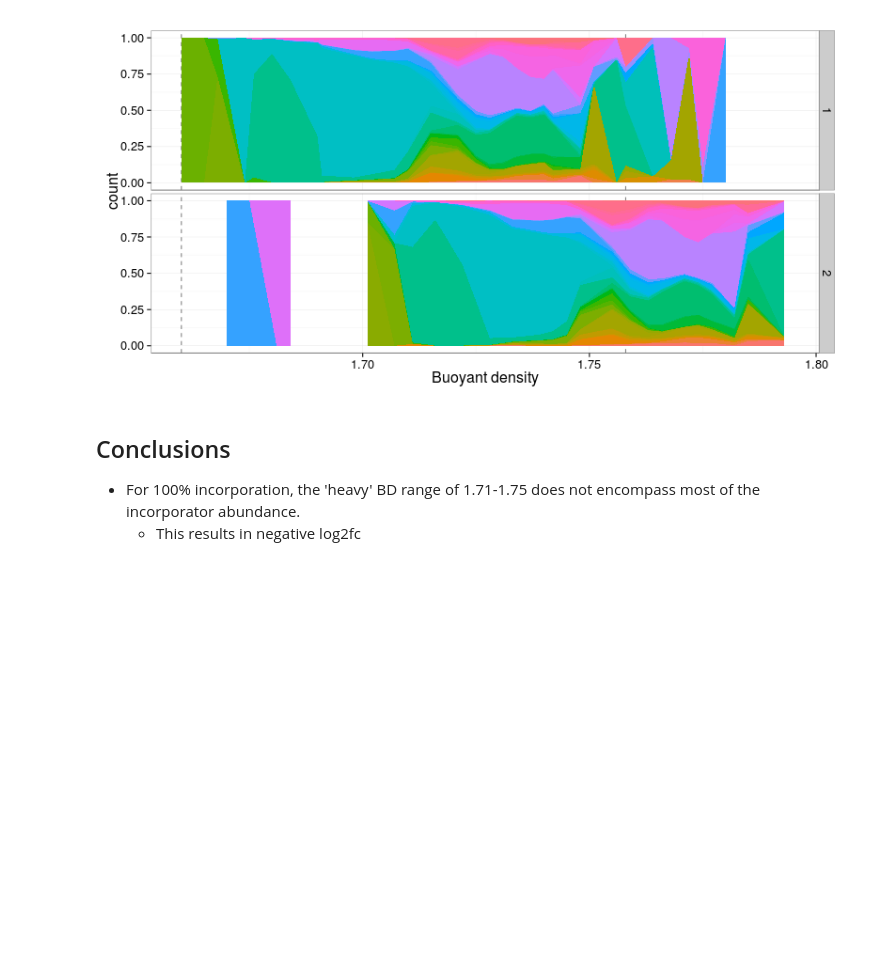
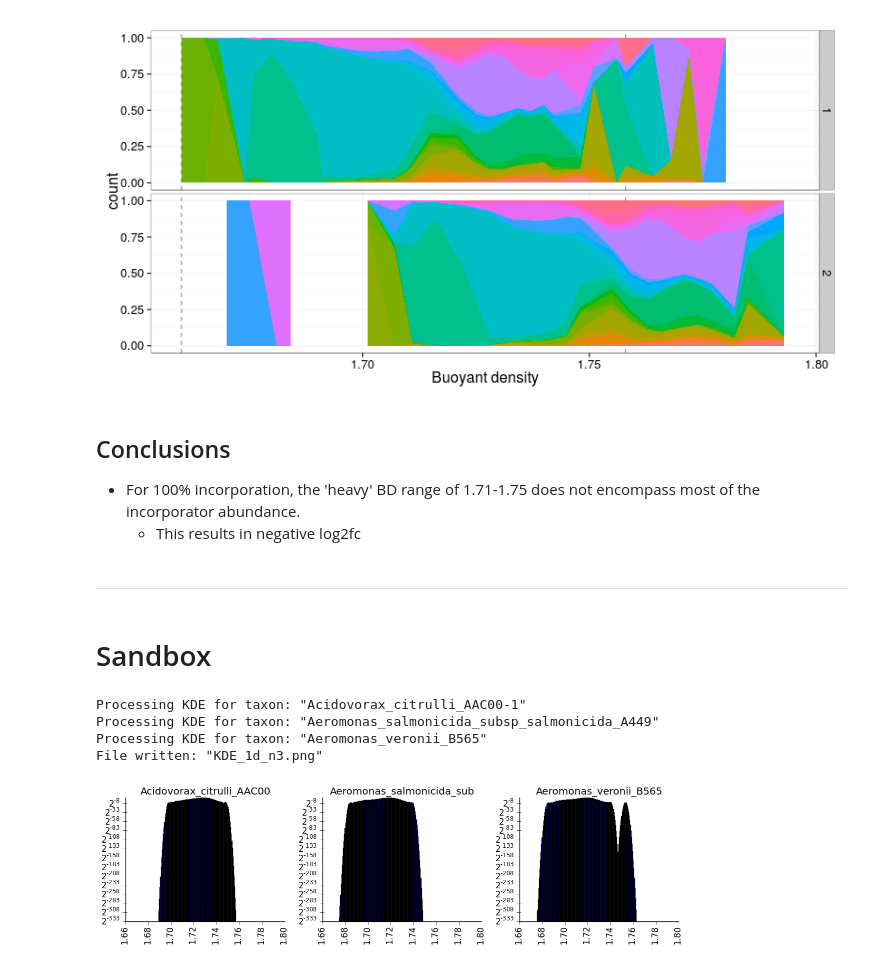
Before and after one commit to nick-youngblut/SIPSim, a Jupyter notebook: ipynb/bac_genome/n1210/validation.ipynb, the cells around one changed output. Cells and saved outputs as stored; diff of their text form; code cells hidden in the pictures; blank space fills up the shorter version.

Commit message:
KDE_plot with x/y min and y-axis log scaling option

```diff
--- a/ipynb/bac_genome/n1210/validation.ipynb
+++ b/ipynb/bac_genome/n1210/validation.ipynb
@@ -703,3 +703,7 @@ p + geom_area(stat='identity', position='fill')
 
 * For 100% incorporation, the 'heavy' BD range of 1.71-1.75 does not encompass most of the incorporator abundance.
   * This results in negative log2fc
+# %% [markdown]
+***
+# %% [markdown]
+# Sandbox
@@ -705,0 +714,15 @@ p + geom_area(stat='identity', position='fill')
+# %%
+!cd $tmpDir; \
+    SIPSim KDE_plot \
+    ampFrag_skewN90-25-n5-nS_dif_kde.pkl \
+    -n 3 -o KDE_1d_n3.png \
+    --xMin 1.66 --xMax 1.8 --logY 2
+# %% [output]
+Processing KDE for taxon: "Acidovorax_citrulli_AAC00-1"
+Processing KDE for taxon: "Aeromonas_salmonicida_subsp_salmonicida_A449"
+Processing KDE for taxon: "Aeromonas_veronii_B565"
+File written: "KDE_1d_n3.png"
+# %%
+Image('/home/nick/notebook/SIPSim/t/genome100/KDE_1d_n3.png', retina=True)
+# %% [output]
+[figure, added]
```
Also changed, not shown: parts of 6 cells of this notebook, 4 other files.
